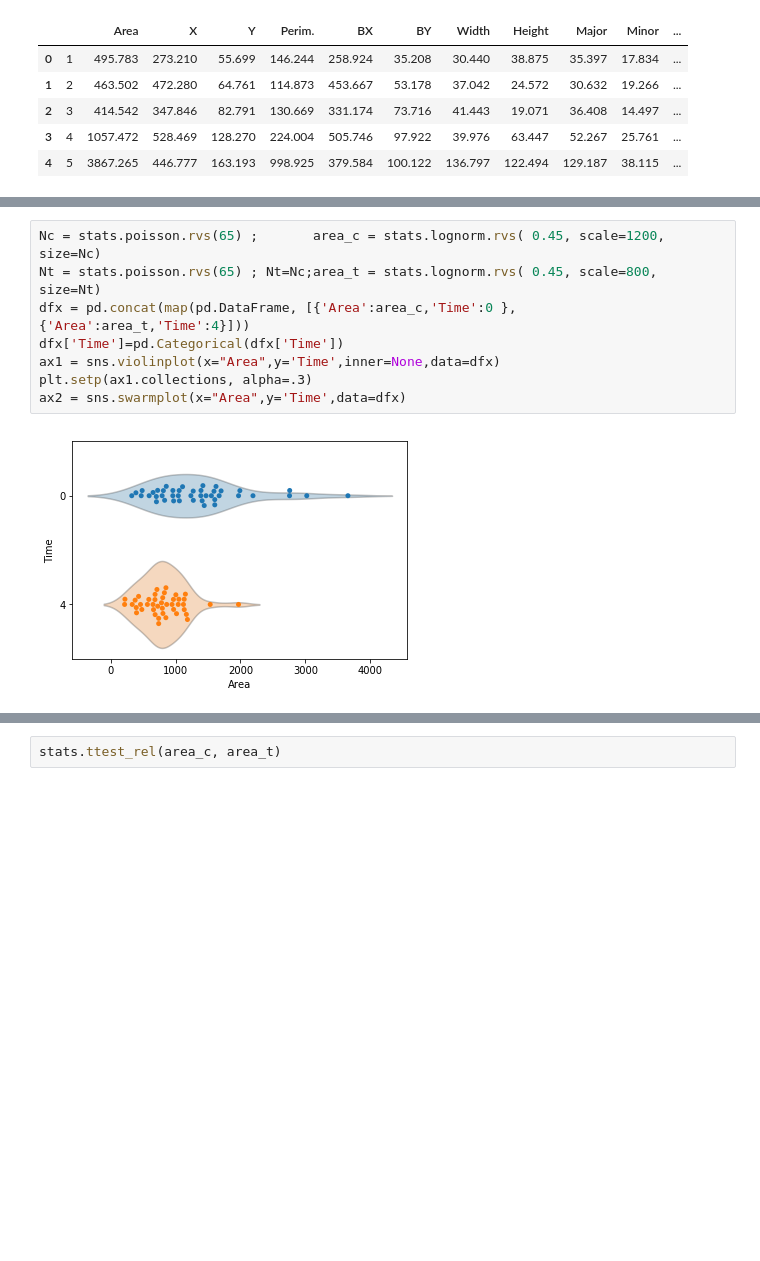
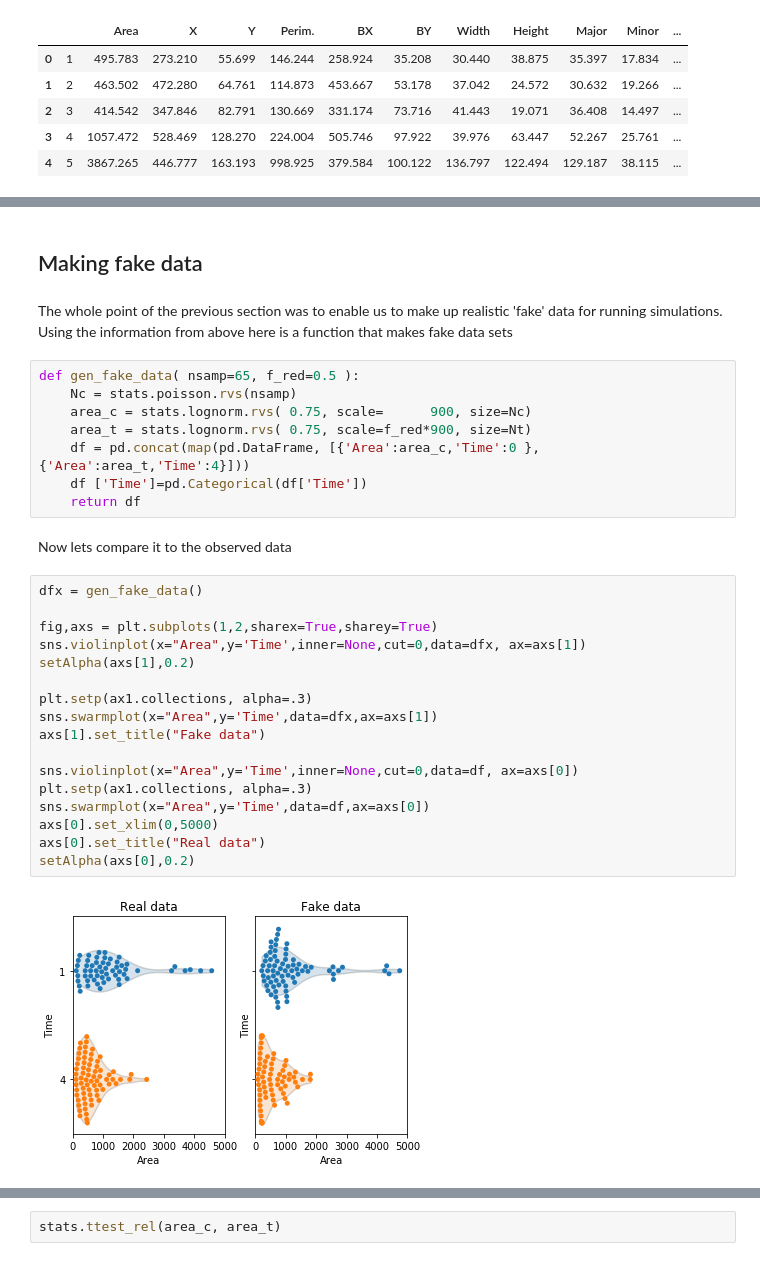
Before and after one commit to evenhuis/exp-design-example, a Jupyter notebook: exp_design.ipynb, the cells around one changed output, grey strips where cells are left out. Drawn from its saved outputs; the diff is of its cells as text; blank space fills up the shorter version.

```diff
--- a/exp_design.ipynb
+++ b/exp_design.ipynb
@@ -79,13 +103,36 @@ plt.plot(x,stats.lognorm.pdf(x,0.45,scale=600))
+# %% [markdown]
+## Making fake data
+# %% [markdown]
+The whole point of the previous section was to enable us to make up realistic 'fake' data for running simulations.  Using the information from above here is a function that makes fake data sets
 # %%
-Nc = stats.poisson.rvs(65) ;       area_c = stats.lognorm.rvs( 0.45, scale=1200, size=Nc)
-Nt = stats.poisson.rvs(65) ; Nt=Nc;area_t = stats.lognorm.rvs( 0.45, scale=800, size=Nt)
-dfx = pd.concat(map(pd.DataFrame, [{'Area':area_c,'Time':0 },{'Area':area_t,'Time':4}]))
-dfx['Time']=pd.Categorical(dfx['Time'])
-ax1 = sns.violinplot(x="Area",y='Time',inner=None,data=dfx)
-plt.setp(ax1.collections, alpha=.3)
-ax2 = sns.swarmplot(x="Area",y='Time',data=dfx)
+def gen_fake_data( nsamp=65, f_red=0.5 ):
+    Nc = stats.poisson.rvs(nsamp)
+    area_c = stats.lognorm.rvs( 0.75, scale=      900, size=Nc)
+    area_t = stats.lognorm.rvs( 0.75, scale=f_red*900, size=Nt)
+    df = pd.concat(map(pd.DataFrame, [{'Area':area_c,'Time':0 },{'Area':area_t,'Time':4}]))
+    df ['Time']=pd.Categorical(df['Time'])
+    return df
-# %% [output]
-[figure, removed]
+# %% [markdown]
+Now lets compare it to the observed data
+# %%
+dfx = gen_fake_data()
+
+fig,axs = plt.subplots(1,2,sharex=True,sharey=True)
+sns.violinplot(x="Area",y='Time',inner=None,cut=0,data=dfx, ax=axs[1])
+setAlpha(axs[1],0.2)
+
+plt.setp(ax1.collections, alpha=.3)
+sns.swarmplot(x="Area",y='Time',data=dfx,ax=axs[1])
+axs[1].set_title("Fake data")
+
+sns.violinplot(x="Area",y='Time',inner=None,cut=0,data=df, ax=axs[0])
+plt.setp(ax1.collections, alpha=.3)
+sns.swarmplot(x="Area",y='Time',data=df,ax=axs[0])
+axs[0].set_xlim(0,5000)
+axs[0].set_title("Real data")
+setAlpha(axs[0],0.2)
+# %% [output]
+[figure, added]
 # %%
 stats.ttest_ind(area_c, area_t)
 # %% [output]
```
Also changed, not shown: parts of 11 cells of this notebook.
